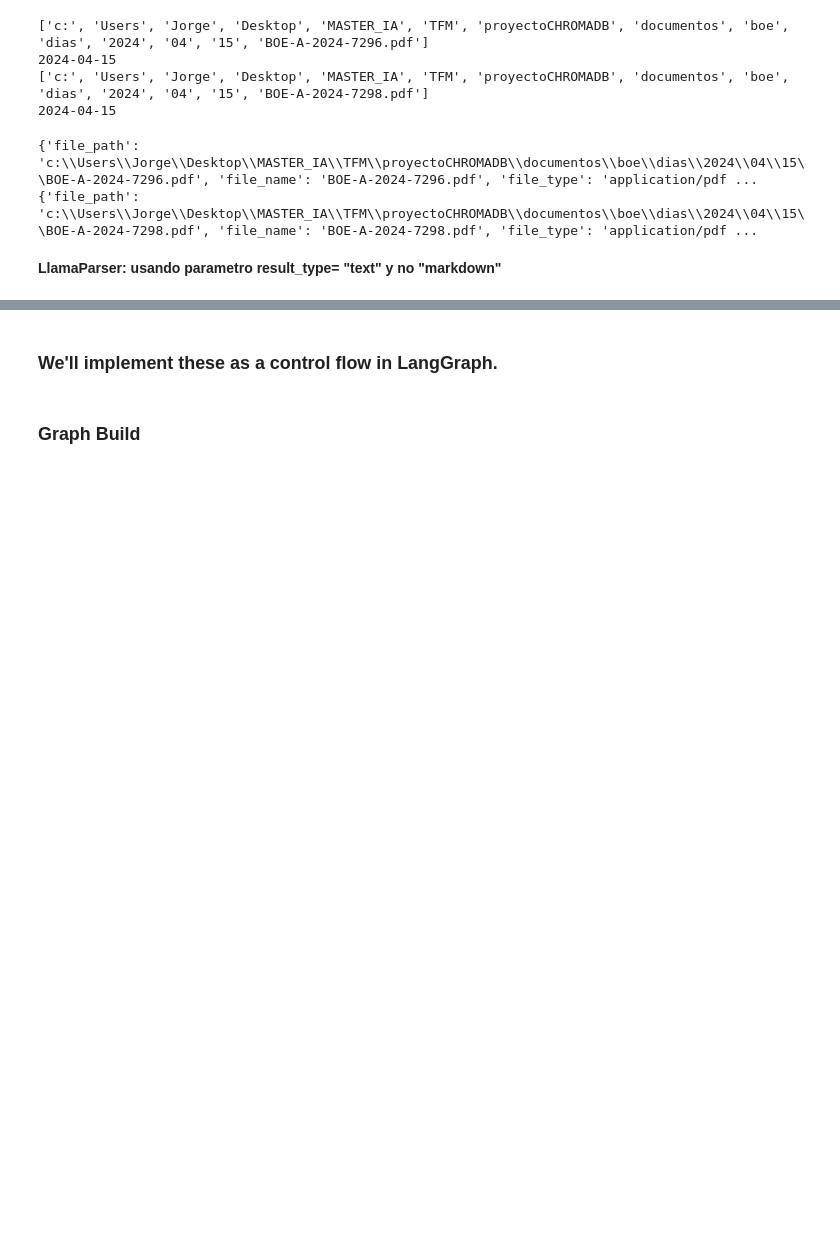
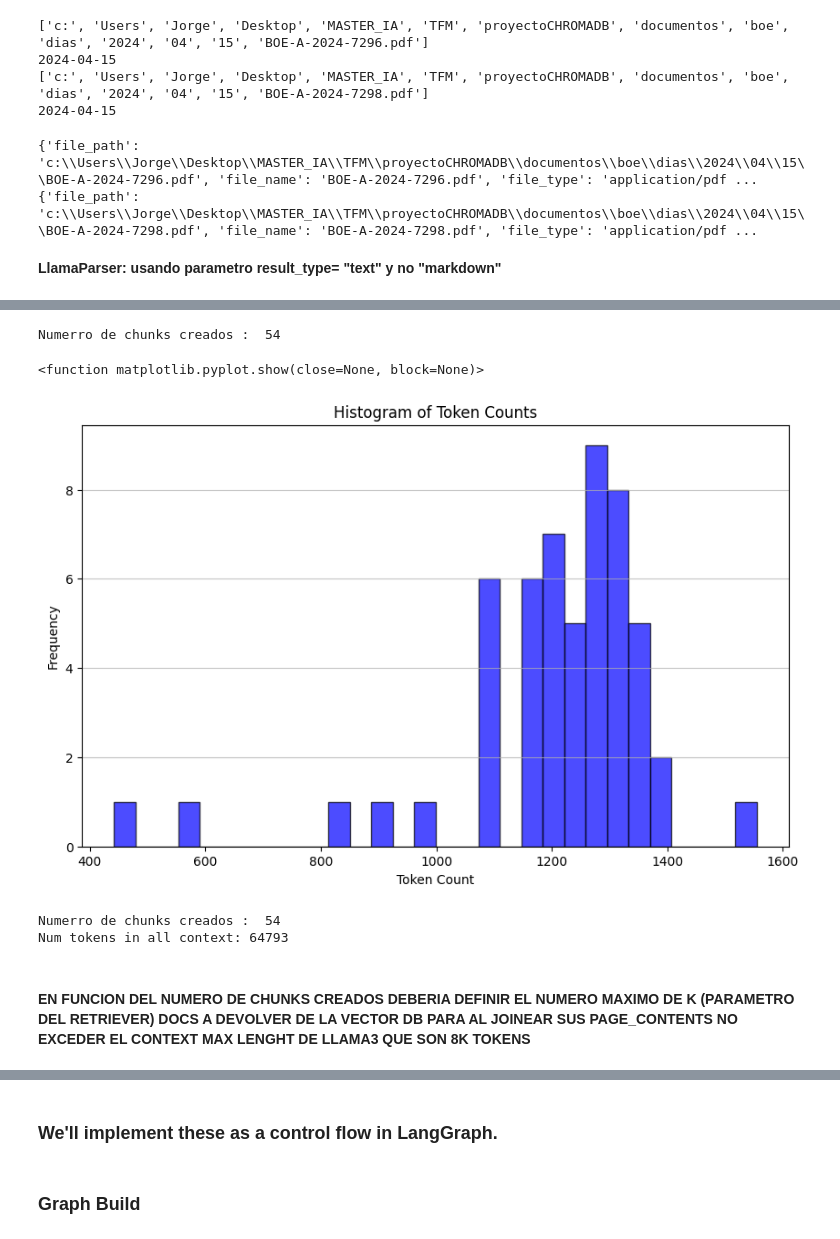
Before and after one commit to kokeitor/BOE-RAPTOR-Dimensional-RAG, a Jupyter notebook: boe.ipynb, the cells around one changed output, grey strips where cells are left out. Cells and saved outputs as stored; diff of their text form; code cells hidden in the pictures; blank space fills up the shorter version.

```diff
--- a/boe.ipynb
+++ b/boe.ipynb
@@ -350,5 +237,3 @@ Token indices sequence length is longer than the specified maximum sequence leng
-# %%
-retriever_pinecone = pinecone_vectorstore.as_retriever(search_kwargs = {"k" : final_number})
 # %%
 # Prueba sobre pinecone db usando el retriever
 try:
@@ -764,0 +672,12 @@ BOLETÍN OFICIAL DEL ESTADO D. L.: M-1/1958 - ISSN: 0212-033X
+# %%
+# Doc texts concat
+concatenated_content = ""
+print("Numerro de chunks creados : " , len(lang_chain_docs_markdown))
+for i,d in enumerate(lang_chain_docs_markdown):
+    concatenated_content += d.page_content
+
+
+print(
+    "Num tokens in all context: %s"
+    % num_tokens_from_string(tokenizer = llama3_tokenizer, string =concatenated_content  )
+)
@@ -764,0 +689,7 @@ BOLETÍN OFICIAL DEL ESTADO D. L.: M-1/1958 - ISSN: 0212-033X
+# %%
+# Splitter
+from langchain.text_splitter import RecursiveCharacterTextSplitter
+text_splitter = RecursiveCharacterTextSplitter(
+    chunk_size=5000, chunk_overlap=0, length_function=len
+)
+split_docs = text_splitter.split_documents(documents =lang_chain_docs_markdown) # .load() -> List[Document] // .split_documents() -> List[Document]
@@ -764,0 +718,38 @@ BOLETÍN OFICIAL DEL ESTADO D. L.: M-1/1958 - ISSN: 0212-033X
+# %%
+print("Numerro de chunks creados : " , len(split_docs))
+# %% [output]
+Numerro de chunks creados :  54
+# %%
+# Calculate the number of tokens for each document
+counts = [num_tokens_from_string(tokenizer = llama3_tokenizer, string = d.page_content ) for d in split_docs]
+
+
+# Plotting the histogram of token counts
+plt.figure(figsize=(10, 6))
+plt.hist(counts, bins=30, color="blue", edgecolor="black", alpha=0.7)
+plt.title("Histogram of Token Counts")
+plt.xlabel("Token Count")
+plt.ylabel("Frequency")
+plt.grid(axis="y", alpha=0.75)
+
+# Display the histogram
+plt.show
+# %% [output]
+<function matplotlib.pyplot.show(close=None, block=None)>
+[figure, added]
+# %%
+# Doc texts concat
+concatenated_content = ""
+print("Numerro de chunks creados : " , len(split_docs))
+for i,d in enumerate(split_docs):
+    concatenated_content += d.page_content
+
+
+print(
+    "Num tokens in all context: %s"
+    % num_tokens_from_string(tokenizer = llama3_tokenizer, string =concatenated_content  ))
+# %% [output]
+Numerro de chunks creados :  54
+Num tokens in all context: 64793
+# %% [markdown]
+#### EN FUNCION DEL NUMERO DE CHUNKS CREADOS DEBERIA DEFINIR EL NUMERO MAXIMO DE K (PARAMETRO DEL RETRIEVER) DOCS A DEVOLVER DE LA VECTOR DB PARA AL JOINEAR SUS PAGE_CONTENTS NO EXCEDER EL CONTEXT MAX LENGHT DE LLAMA3 QUE SON 8K TOKENS
```
Also changed, not shown: parts of 39 cells of this notebook.
